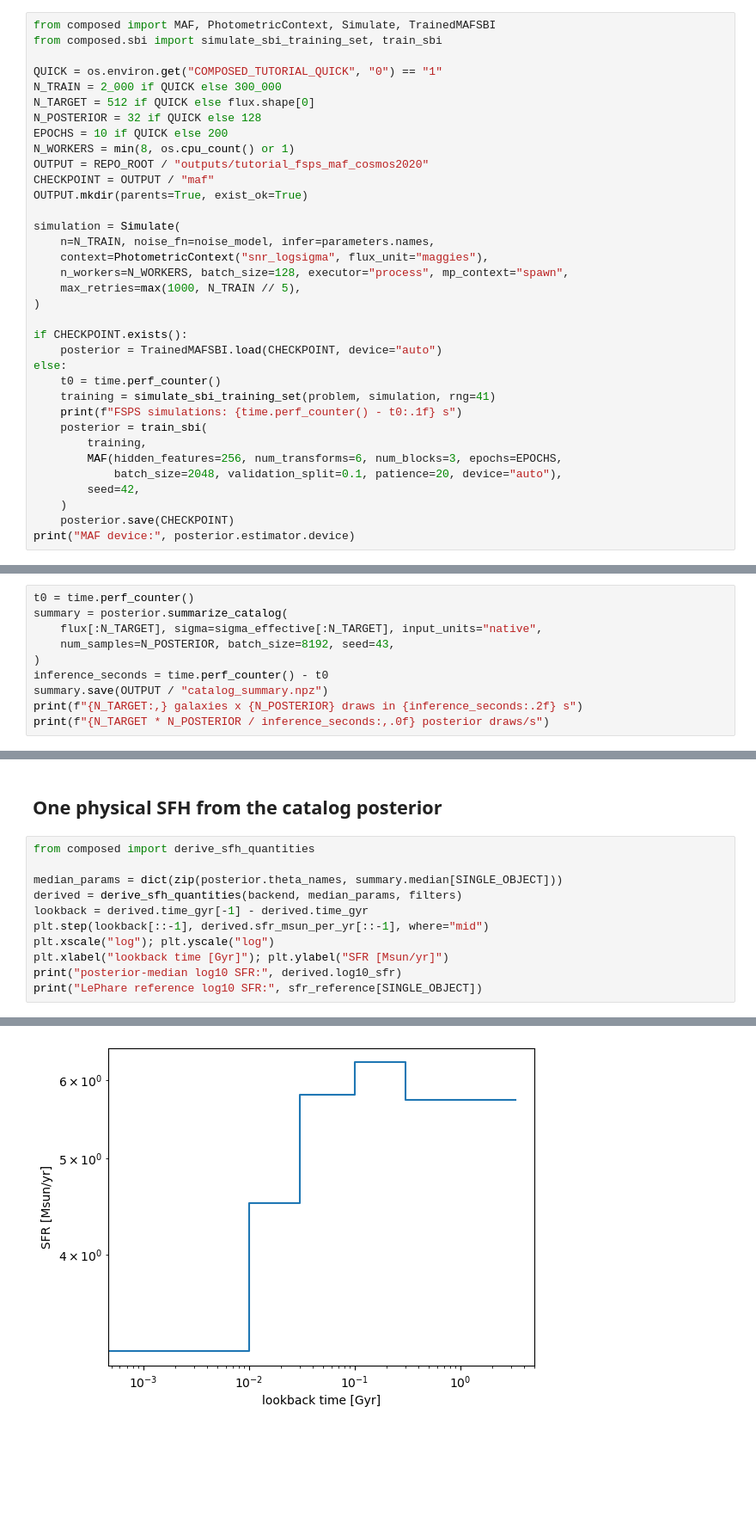
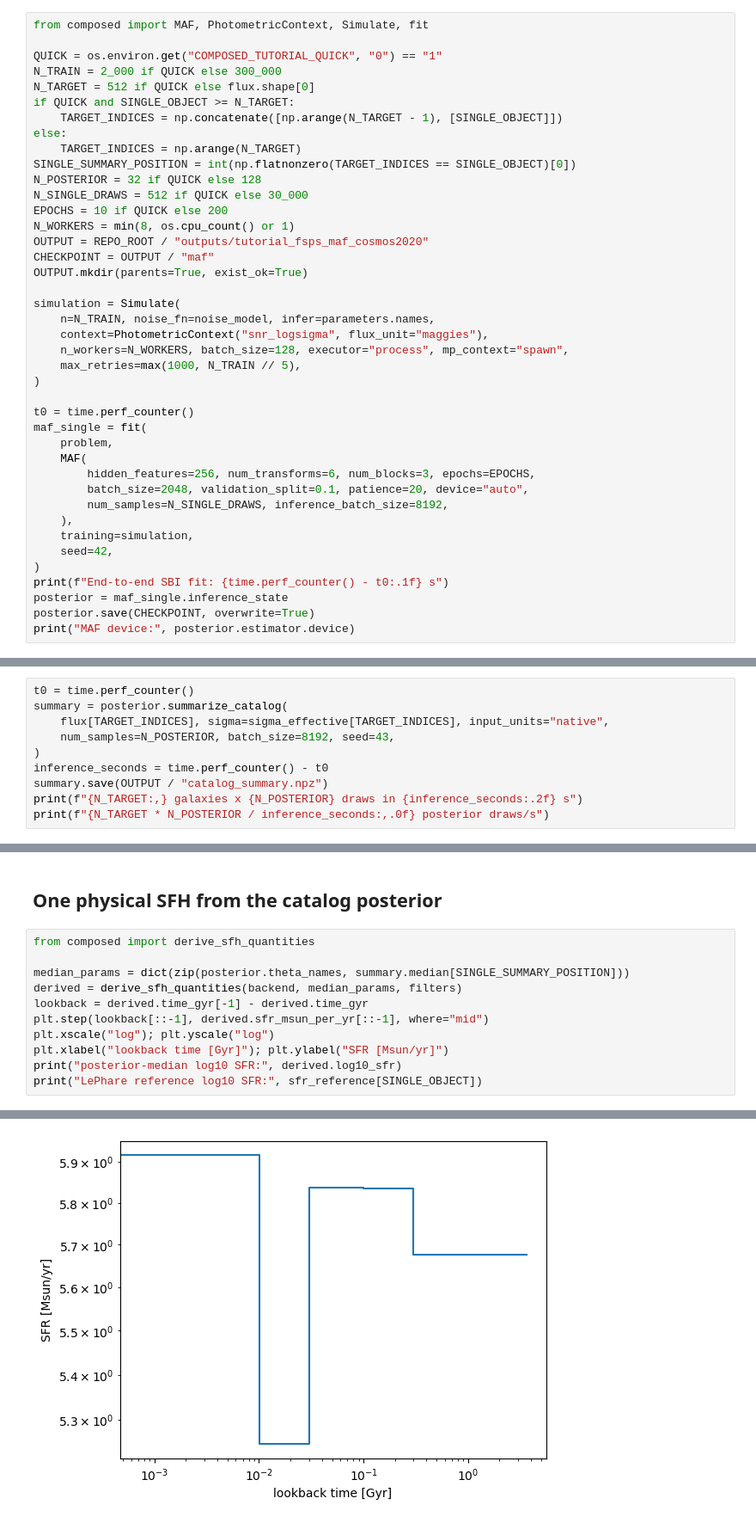
Before and after one commit to gregoireaufort/CompoSED, a Jupyter notebook: notebooks/tutorials/01_fsps_maf_cosmos2020_catalog.ipynb, the cells around one changed output, grey strips where cells are left out. Shown at 86% size. Cells and saved outputs as stored; diff of their text form; blank space fills up the shorter version.

```diff
--- a/notebooks/tutorials/01_fsps_maf_cosmos2020_catalog.ipynb
+++ b/notebooks/tutorials/01_fsps_maf_cosmos2020_catalog.ipynb
@@ -92,13 +92,18 @@ oldest SFH edge below the age of the Universe. `log10_mass` is surviving stellar
 Nebular emission and IGM absorption are on; dust emission is omitted because these
 bands do not constrain the infrared reradiation.
 # %%
-from composed import MAF, PhotometricContext, Simulate, TrainedMAFSBI
-from composed.sbi import simulate_sbi_training_set, train_sbi
+from composed import MAF, PhotometricContext, Simulate, fit
 
 QUICK = os.environ.get("COMPOSED_TUTORIAL_QUICK", "0") == "1"
 N_TRAIN = 2_000 if QUICK else 300_000
 N_TARGET = 512 if QUICK else flux.shape[0]
+if QUICK and SINGLE_OBJECT >= N_TARGET:
+    TARGET_INDICES = np.concatenate([np.arange(N_TARGET - 1), [SINGLE_OBJECT]])
+else:
+    TARGET_INDICES = np.arange(N_TARGET)
+SINGLE_SUMMARY_POSITION = int(np.flatnonzero(TARGET_INDICES == SINGLE_OBJECT)[0])
 N_POSTERIOR = 32 if QUICK else 128
+N_SINGLE_DRAWS = 512 if QUICK else 30_000
 EPOCHS = 10 if QUICK else 200
 N_WORKERS = min(8, os.cpu_count() or 1)
 OUTPUT = REPO_ROOT / "outputs/tutorial_fsps_maf_cosmos2020"
@@ -112,18 +117,19 @@ simulation = Simulate(
     max_retries=max(1000, N_TRAIN // 5),
 )
 
-if CHECKPOINT.exists():
-    posterior = TrainedMAFSBI.load(CHECKPOINT, device="auto")
-else:
-    t0 = time.perf_counter()
-    training = simulate_sbi_training_set(problem, simulation, rng=41)
-    print(f"FSPS simulations: {time.perf_counter() - t0:.1f} s")
-    posterior = train_sbi(
-        training,
-        MAF(hidden_features=256, num_transforms=6, num_blocks=3, epochs=EPOCHS,
-            batch_size=2048, validation_split=0.1, patience=20, device="auto"),
-        seed=42,
-    )
-    posterior.save(CHECKPOINT)
+t0 = time.perf_counter()
+maf_single = fit(
+    problem,
+    MAF(
+        hidden_features=256, num_transforms=6, num_blocks=3, epochs=EPOCHS,
+        batch_size=2048, validation_split=0.1, patience=20, device="auto",
+        num_samples=N_SINGLE_DRAWS, inference_batch_size=8192,
+    ),
+    training=simulation,
+    seed=42,
+)
+print(f"End-to-end SBI fit: {time.perf_counter() - t0:.1f} s")
+posterior = maf_single.inference_state
+posterior.save(CHECKPOINT, overwrite=True)
 print("MAF device:", posterior.estimator.device)
 # %% [output]
@@ -134,7 +140,7 @@ MAF device: mps
 # %%
 t0 = time.perf_counter()
 summary = posterior.summarize_catalog(
-    flux[:N_TARGET], sigma=sigma_effective[:N_TARGET], input_units="native",
+    flux[TARGET_INDICES], sigma=sigma_effective[TARGET_INDICES], input_units="native",
     num_samples=N_POSTERIOR, batch_size=8192, seed=43,
 )
 inference_seconds = time.perf_counter() - t0
@@ -208,7 +200,7 @@ LePhare comparison: z= 1.0001 logM= 10.00341
 # %%
 from composed import derive_sfh_quantities
 
-median_params = dict(zip(posterior.theta_names, summary.median[SINGLE_OBJECT]))
+median_params = dict(zip(posterior.theta_names, summary.median[SINGLE_SUMMARY_POSITION]))
 derived = derive_sfh_quantities(backend, median_params, filters)
 lookback = derived.time_gyr[-1] - derived.time_gyr
 plt.step(lookback[::-1], derived.sfr_msun_per_yr[::-1], where="mid")
@@ -221,2 +213,2 @@ posterior-median log10 SFR: 0.5050056444391339
 LePhare reference log10 SFR: 1.09896
-[figure, old version]
+[figure, new version]
```
Also changed, not shown: parts of 5 cells of this notebook, 2 other files.
